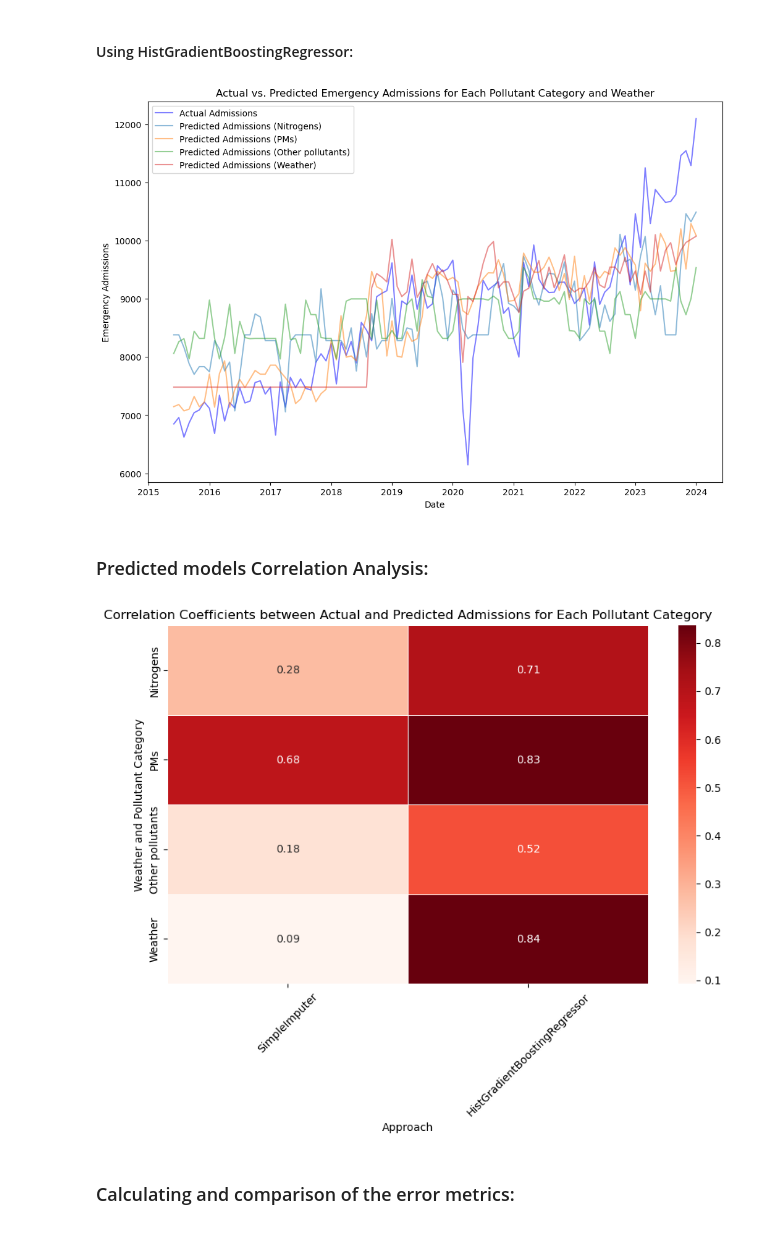
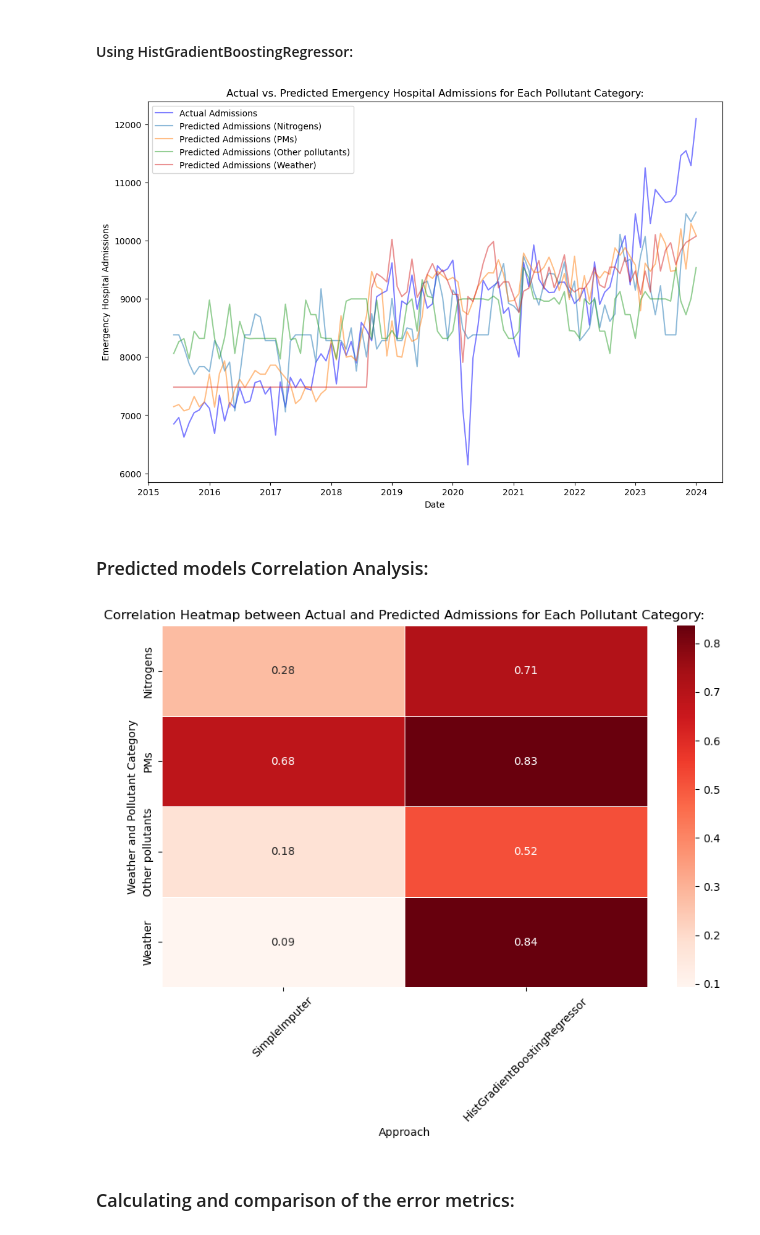
Before and after one commit to Elham-Pournezhadian/IGP-repo, a Jupyter notebook: Correlation.ipynb, the cells around one changed output. Drawn from its saved outputs; the diff is of its cells as text; code cells hidden in the pictures.

```diff
--- a/Correlation.ipynb
+++ b/Correlation.ipynb
@@ -368,41 +375,43 @@ for category in categories.keys():
     plt.plot(merged_df['Date'], predicted_admissions, label=f'Predicted Admissions ({category})', alpha=0.5)
 
 plt.xlabel('Date')
-plt.ylabel('Emergency Admissions')
-plt.title('Actual vs. Predicted Emergency Admissions for Each Pollutant Category and Weather')
+plt.ylabel('Emergency Hospital Admissions')
+plt.title('Actual vs. Predicted Emergency Hospital Admissions for Each Pollutant Category:')
+plt.savefig('images/Prediction_HistGradient_plot.png')
 plt.legend()
 plt.show()
 # %% [output]
-[figure, old version]
+[figure, new version]
 # %% [markdown]
 ### Predicted models Correlation Analysis:
 # %%
 # Calculate correlation coefficients between actual and predicted admissions for each pollutant category
 correlation_simple = {}
 correlation_hgb = {}
 
 for category in categories.keys():
     # For SimpleImputer approach
     predicted_admissions_simple = all_predicted_admissions[category]
     correlation_simple[category] = pd.Series(predicted_admissions_simple).corr(merged_df['Total Emergency Admissions'])
 
     # For HistGradientBoostingRegressor approach
     predicted_admissions_hgb = category_models[category].predict(merged_df[categories[category]])
     correlation_hgb[category] = pd.Series(predicted_admissions_hgb).corr(merged_df['Total Emergency Admissions'])
 
 # Convert correlation coefficients to a DataFrame for easier plotting
 correlation_data = pd.DataFrame({'SimpleImputer': correlation_simple, 'HistGradientBoostingRegressor': correlation_hgb})
 
 # Plot heatmap
 plt.figure(figsize=(10, 6))
 sns.heatmap(correlation_data, annot=True, cmap='Reds', linewidths=.5, fmt=".2f")
-plt.title('Correlation Coefficients between Actual and Predicted Admissions for Each Pollutant Category')
+plt.title('Correlation Heatmap between Actual and Predicted Admissions for Each Pollutant Category:')
 plt.xlabel('Approach')
 plt.ylabel('Weather and Pollutant Category')
 plt.xticks(rotation=45)
+plt.savefig('images/Correlation_Prediction_plot.png', bbox_inches='tight')
 plt.show()
 # %% [output]
-[figure, old version]
+[figure, new version]
 # %% [markdown]
 ### Calculating and comparison of the error metrics:
 # %%
```
Also changed, not shown: parts of 13 cells of this notebook, 14 other files.
